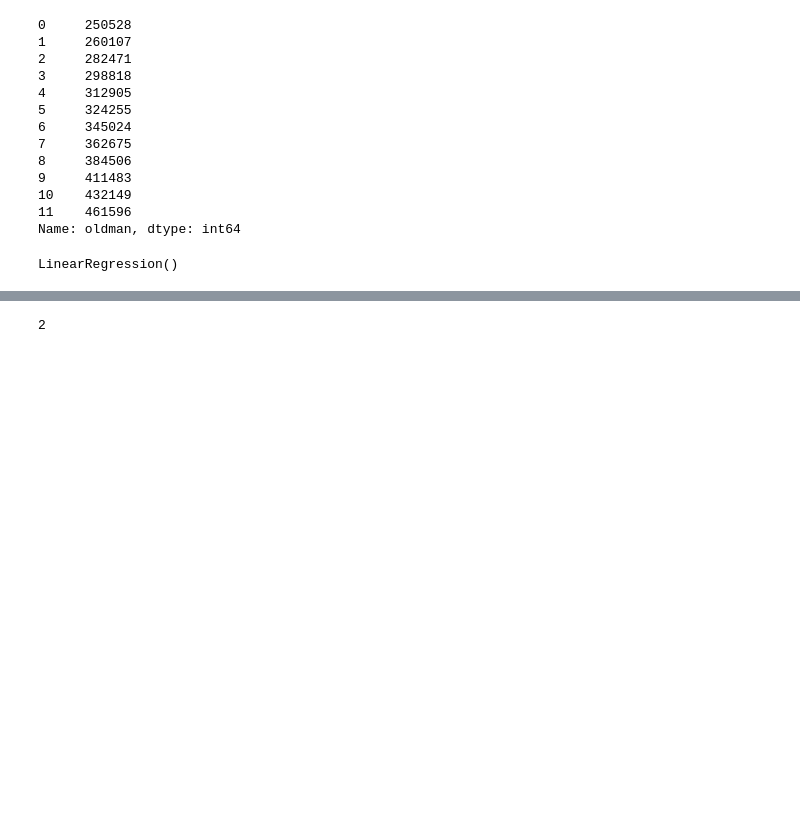
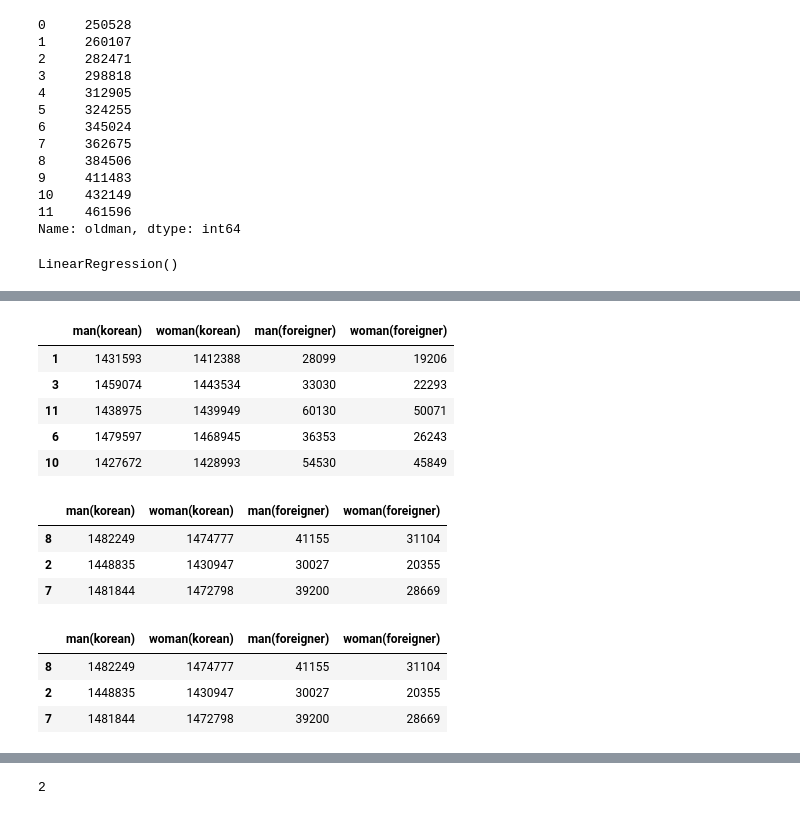
Before and after one commit to notfound404yhkim/ElderlyPopulation, a Jupyter notebook: Incheon_population.ipynb, the cells around one changed output, grey strips where cells are left out. Drawn from its saved outputs; the diff is of its cells as text; code cells hidden in the pictures; blank space fills up the shorter version.

```diff
--- a/Incheon_population.ipynb
+++ b/Incheon_population.ipynb
@@ -207,2 +223,23 @@ X_train
+# %%
+X_train.head(5)
+# %% [output]
+|  | man(korean) | woman(korean) | man(foreigner) | woman(foreigner) |
+| 1 | 1431593 | 1412388 | 28099 | 19206 |
+| 3 | 1459074 | 1443534 | 33030 | 22293 |
+| 11 | 1438975 | 1439949 | 60130 | 50071 |
+| 6 | 1479597 | 1468945 | 36353 | 26243 |
+| 10 | 1427672 | 1428993 | 54530 | 45849 |
+# %%
+X_test.head(5)
+# %% [output]
+|  | man(korean) | woman(korean) | man(foreigner) | woman(foreigner) |
+| 8 | 1482249 | 1474777 | 41155 | 31104 |
+| 2 | 1448835 | 1430947 | 30027 | 20355 |
+| 7 | 1481844 | 1472798 | 39200 | 28669 |
 # %%
-y_pred = regressor.predict(X_test) #테스트 값을 넣고 예측.
+X_test
+# %% [output]
+|  | man(korean) | woman(korean) | man(foreigner) | woman(foreigner) |
+| 8 | 1482249 | 1474777 | 41155 | 31104 |
+| 2 | 1448835 | 1430947 | 30027 | 20355 |
+| 7 | 1481844 | 1472798 | 39200 | 28669 |
```
Also changed, not shown: parts of 15 cells of this notebook, 1 other file.
